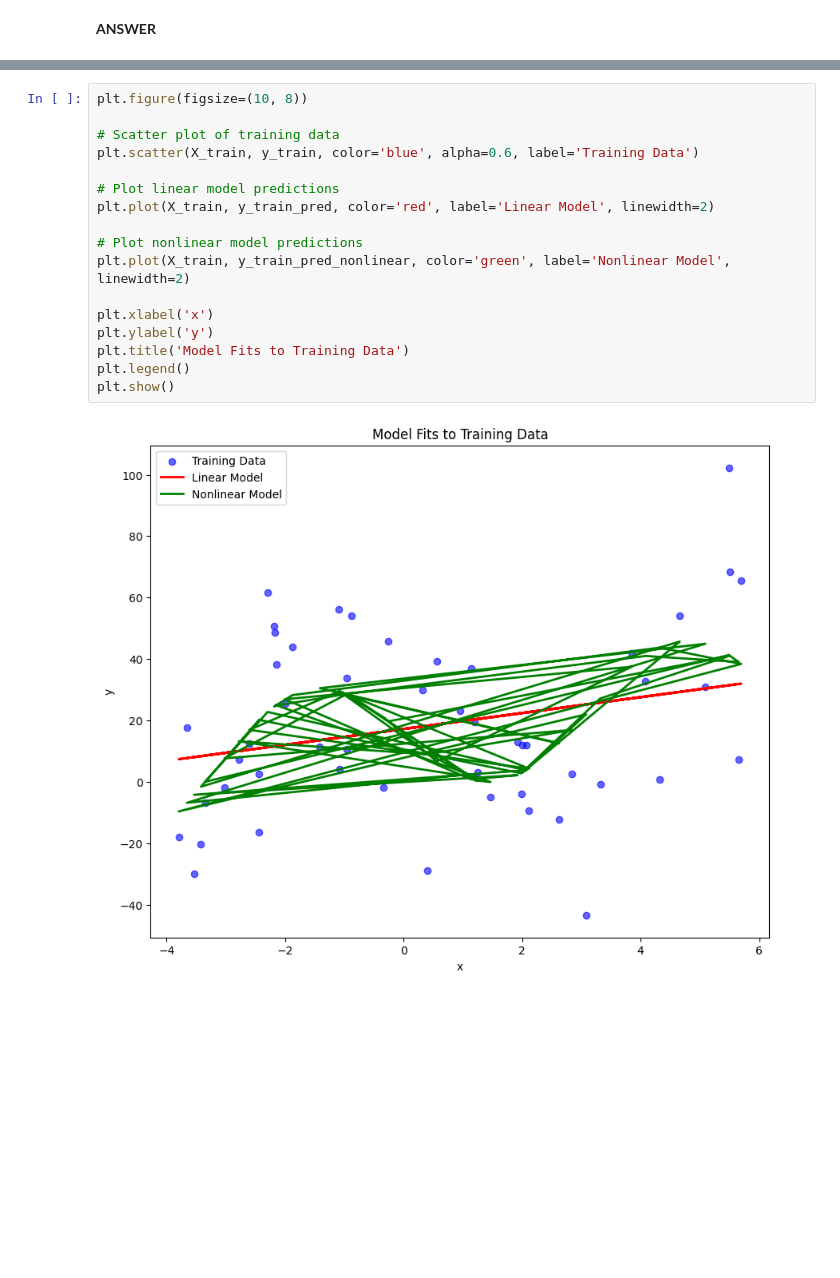
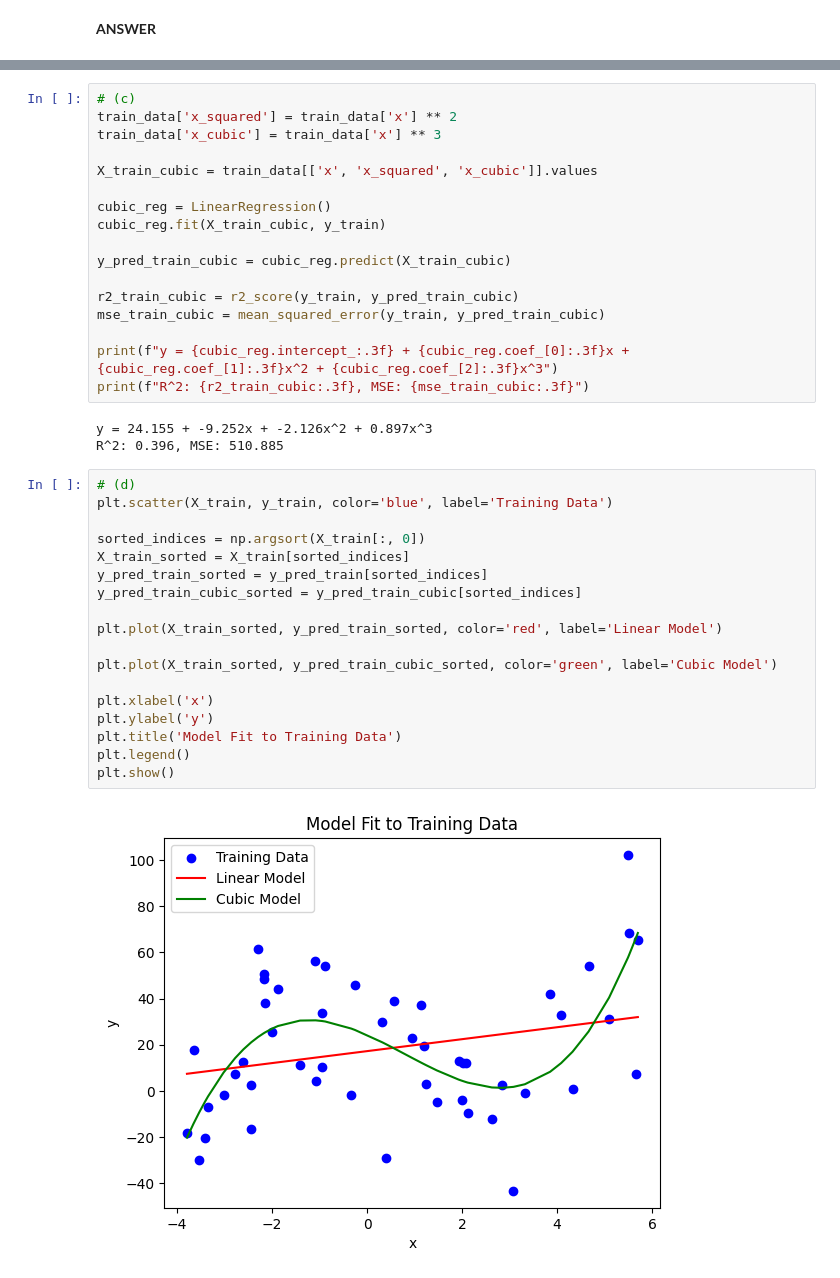
Before and after one commit to lorn-jaeger/CSCI-447, a Jupyter notebook: Assignment_2.ipynb, the cells around one changed output, grey strips where cells are left out. Cells and saved outputs as stored; diff of their text form; blank space fills up the shorter version.

```diff
--- a/Assignment_2.ipynb
+++ b/Assignment_2.ipynb
@@ -442,19 +438,40 @@ Nonlinear Model - R^2: 0.279, MSE: 610.155
+# %%
+# (c)
+train_data['x_squared'] = train_data['x'] ** 2
+train_data['x_cubic'] = train_data['x'] ** 3
+
+X_train_cubic = train_data[['x', 'x_squared', 'x_cubic']].values
+
+cubic_reg = LinearRegression()
+cubic_reg.fit(X_train_cubic, y_train)
+
+y_pred_train_cubic = cubic_reg.predict(X_train_cubic)
+
+r2_train_cubic = r2_score(y_train, y_pred_train_cubic)
+mse_train_cubic = mean_squared_error(y_train, y_pred_train_cubic)
+
+print(f"y = {cubic_reg.intercept_:.3f} + {cubic_reg.coef_[0]:.3f}x + {cubic_reg.coef_[1]:.3f}x^2 + {cubic_reg.coef_[2]:.3f}x^3")
+print(f"R^2: {r2_train_cubic:.3f}, MSE: {mse_train_cubic:.3f}")
+# %% [output]
+y = 24.155 + -9.252x + -2.126x^2 + 0.897x^3
+R^2: 0.396, MSE: 510.885
 # %%
-plt.figure(figsize=(10, 8))
+# (d)
+plt.scatter(X_train, y_train, color='blue', label='Training Data')
 
-# Scatter plot of training data
-plt.scatter(X_train, y_train, color='blue', alpha=0.6, label='Training Data')
+sorted_indices = np.argsort(X_train[:, 0])
+X_train_sorted = X_train[sorted_indices]
+y_pred_train_sorted = y_pred_train[sorted_indices]
+y_pred_train_cubic_sorted = y_pred_train_cubic[sorted_indices]
 
-# Plot linear model predictions
-plt.plot(X_train, y_train_pred, color='red', label='Linear Model', linewidth=2)
+plt.plot(X_train_sorted, y_pred_train_sorted, color='red', label='Linear Model')
 
-# Plot nonlinear model predictions
-plt.plot(X_train, y_train_pred_nonlinear, color='green', label='Nonlinear Model', linewidth=2)
+plt.plot(X_train_sorted, y_pred_train_cubic_sorted, color='green', label='Cubic Model')
 
 plt.xlabel('x')
 plt.ylabel('y')
-plt.title('Model Fits to Training Data')
+plt.title('Model Fit to Training Data')
 plt.legend()
 plt.show()
 # %% [output]
-[figure, old version]
+[figure, new version]
```
Also changed, not shown: parts of 14 cells of this notebook.
